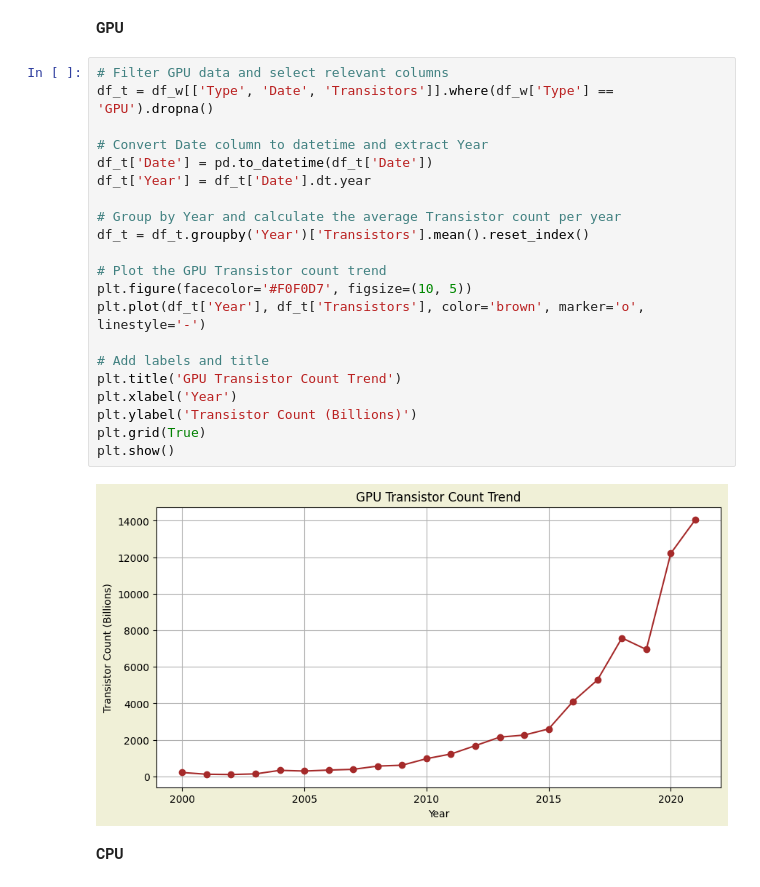
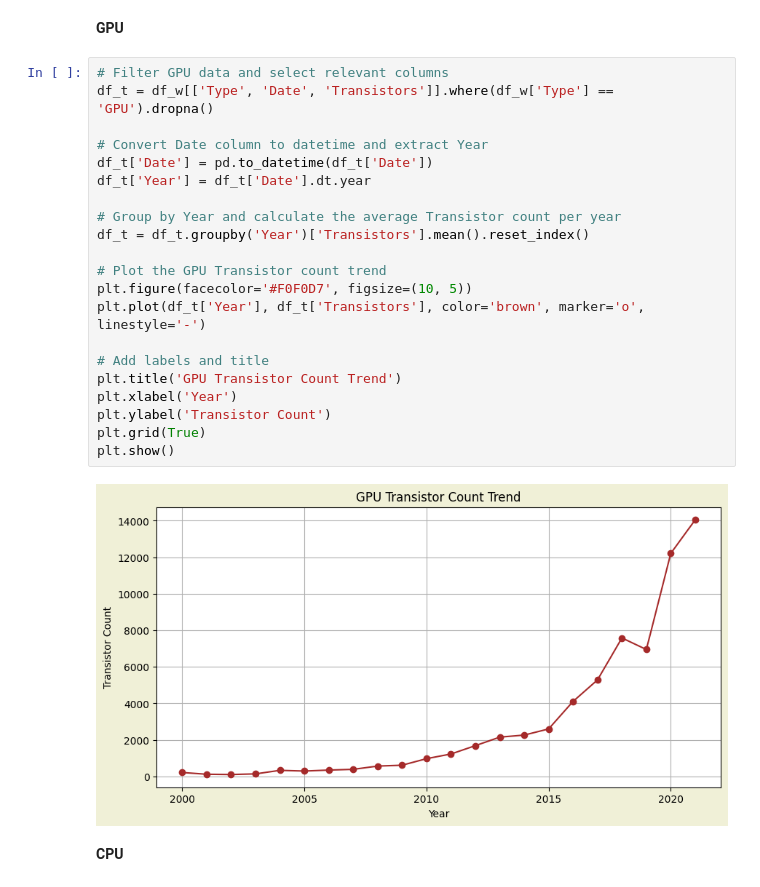
Before and after one commit to cjaguialar/MATHEDA-PROJECTS, a Jupyter notebook: W8/exercise/WK8-Data-visualization.ipynb, the cells around one changed output. Cells and saved outputs as stored; diff of their text form.

```diff
--- a/W8/exercise/WK8-Data-visualization.ipynb
+++ b/W8/exercise/WK8-Data-visualization.ipynb
@@ -232,26 +232,26 @@ GPU chip sizes have grown significantly larger over time, indicating a focus on
 # %%
 # Filter GPU data and select relevant columns
 df_t = df_w[['Type', 'Date', 'Transistors']].where(df_w['Type'] == 'GPU').dropna()
 
 # Convert Date column to datetime and extract Year
 df_t['Date'] = pd.to_datetime(df_t['Date'])
 df_t['Year'] = df_t['Date'].dt.year
 
 # Group by Year and calculate the average Transistor count per year
 df_t = df_t.groupby('Year')['Transistors'].mean().reset_index()
 
 # Plot the GPU Transistor count trend
 plt.figure(facecolor='#F0F0D7', figsize=(10, 5))
 plt.plot(df_t['Year'], df_t['Transistors'], color='brown', marker='o', linestyle='-')
 
 # Add labels and title
 plt.title('GPU Transistor Count Trend')
 plt.xlabel('Year')
-plt.ylabel('Transistor Count (Billions)')
+plt.ylabel('Transistor Count')
 plt.grid(True)
 plt.show()
 # %% [output]
-[figure, old version]
+[figure, new version]
 # %% [markdown]
 **CPU**
 # %%
```
Also changed, not shown: parts of 4 cells of this notebook.
